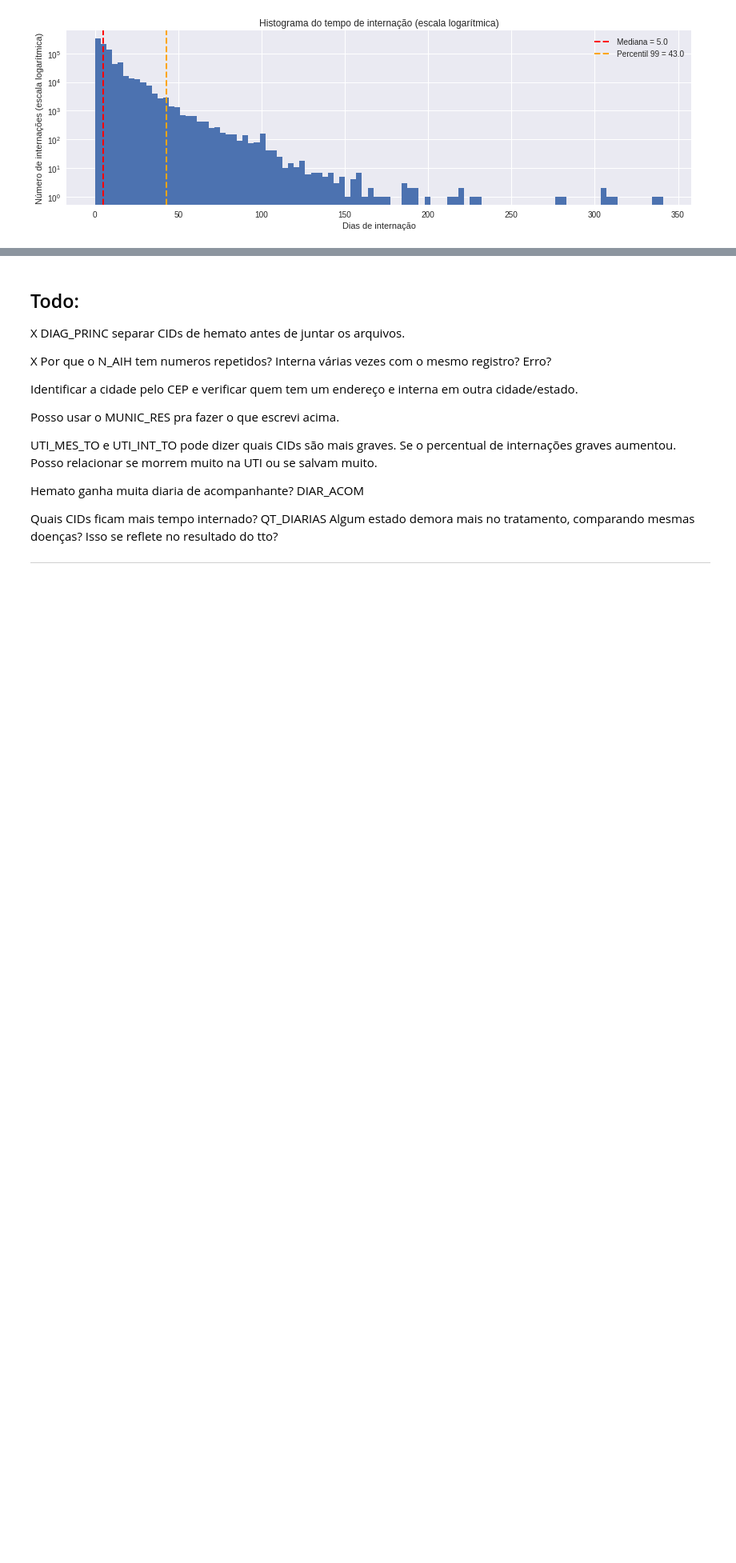
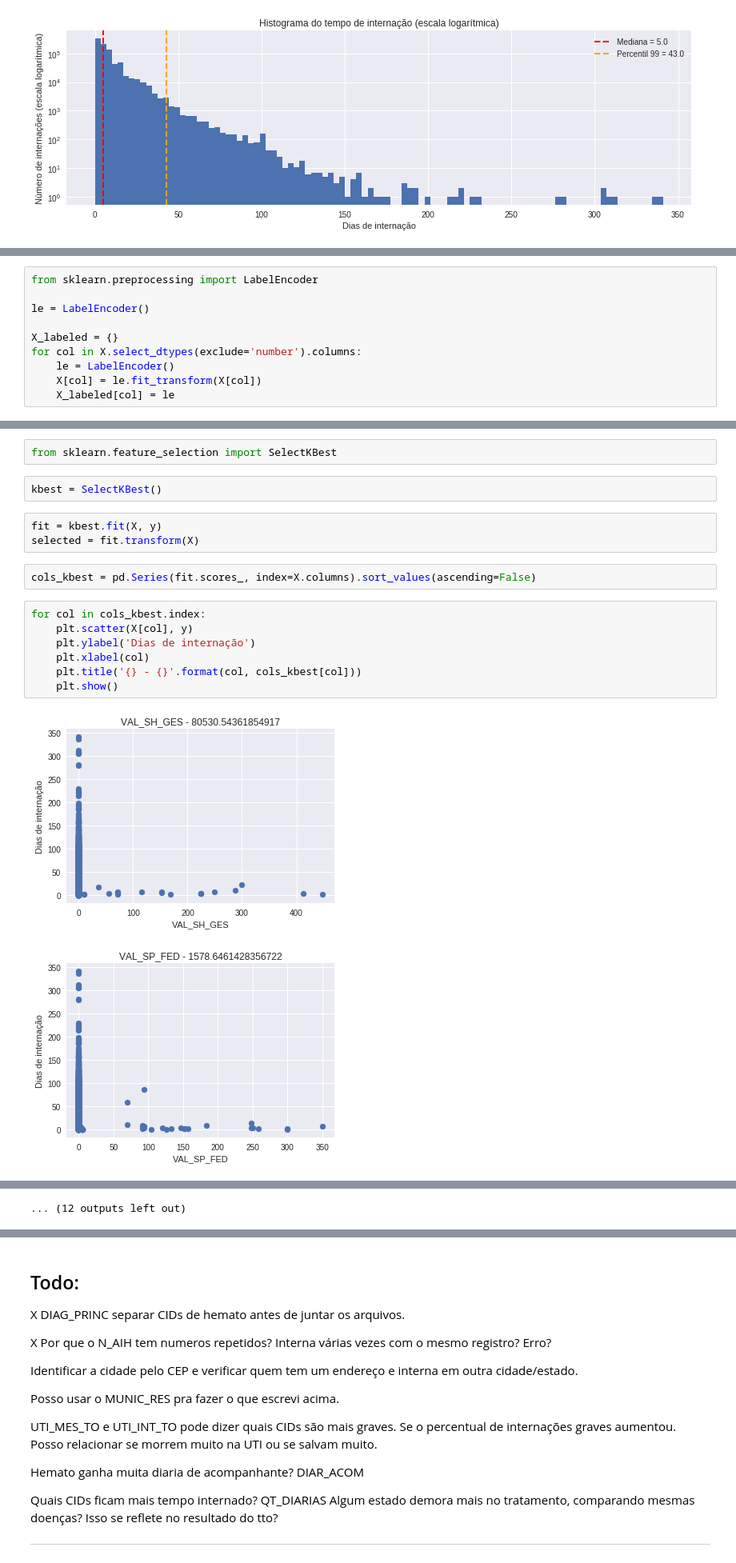
Before and after one commit to gbletsch/hematologic_hospitalizations_brazil, a Jupyter notebook: tcc.ipynb, the cells around one changed output, grey strips where cells are left out. Shown at 80% size. Cells and saved outputs as stored; diff of their text form; blank space fills up the shorter version.

```diff
--- a/tcc.ipynb
+++ b/tcc.ipynb
@@ -220,0 +275,10 @@ plt.show()
+# %%
+from sklearn.preprocessing import LabelEncoder
+
+le = LabelEncoder()
+
+X_labeled = {}
+for col in X.select_dtypes(exclude='number').columns:
+    le = LabelEncoder()
+    X[col] = le.fit_transform(X[col])
+    X_labeled[col] = le
@@ -220,0 +291,19 @@ plt.show()
+# %%
+from sklearn.feature_selection import SelectKBest
+# %%
+kbest = SelectKBest()
+# %%
+fit = kbest.fit(X, y)
+selected = fit.transform(X)
+# %%
+cols_kbest = pd.Series(fit.scores_, index=X.columns).sort_values(ascending=False)
+# %%
+for col in cols_kbest.index:
+    plt.scatter(X[col], y)
+    plt.ylabel('Dias de internação')
+    plt.xlabel(col)
+    plt.title('{} - {}'.format(col, cols_kbest[col]))
+    plt.show()
+# %% [output]
+[figure, added]
+[figure, added]
@@ -220,0 +320 @@ plt.show()
+... (12 outputs left out)
```
Also changed, not shown: parts of 11 cells of this notebook, 1 other file.
